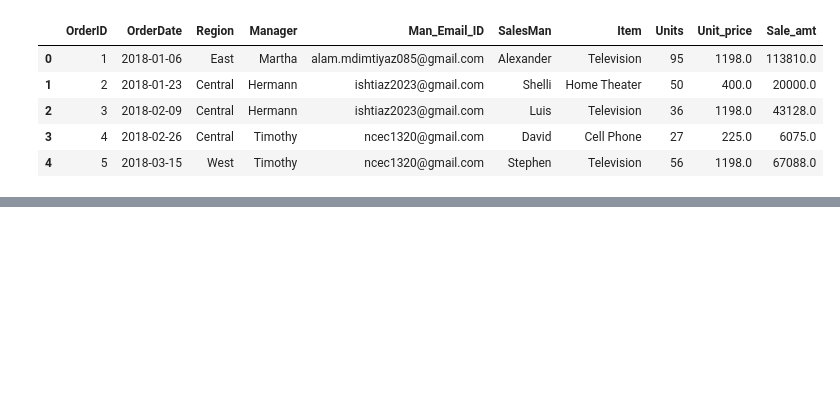
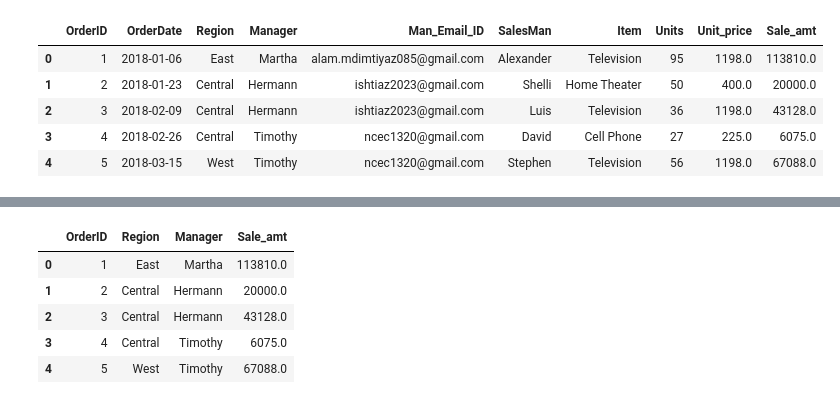
Before and after one commit to Faizan011-LTIM/Pandas-Python, a Jupyter notebook: Pandas.ipynb, the cells around one changed output, grey strips where cells are left out. Cells and saved outputs as stored; diff of their text form; code cells hidden in the pictures; blank space fills up the shorter version.

```diff
--- a/Pandas.ipynb
+++ b/Pandas.ipynb
@@ -94,0 +118,12 @@ df.tail()
+# %%
+import pandas as pd                                          # Import Pandas Library
+df = pd.read_excel("Sales.xlsx")                             # Read Excel File
+sel_col = df[['OrderID', 'Region', 'Manager', 'Sale_amt']]   # To show desired Column
+sel_col.head()                                               # Show the top 5 records
+# %% [output]
+|  | OrderID | Region | Manager | Sale_amt |
+| 0 | 1 | East | Martha | 113810.0 |
+| 1 | 2 | Central | Hermann | 20000.0 |
+| 2 | 3 | Central | Hermann | 43128.0 |
+| 3 | 4 | Central | Timothy | 6075.0 |
+| 4 | 5 | West | Timothy | 67088.0 |
```
Also changed, not shown: parts of 3 cells of this notebook.
